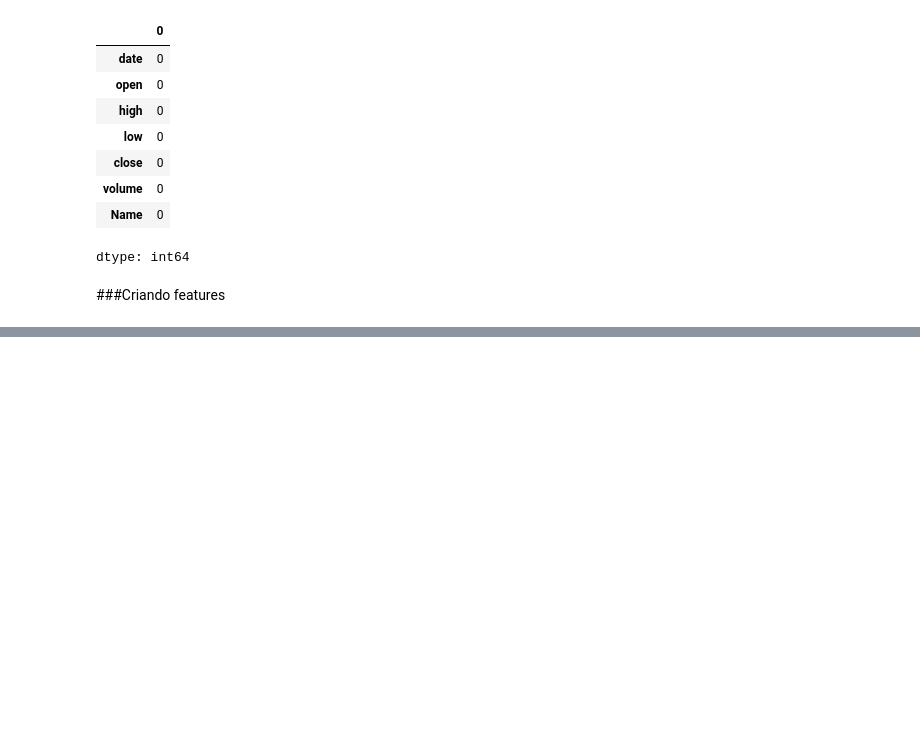
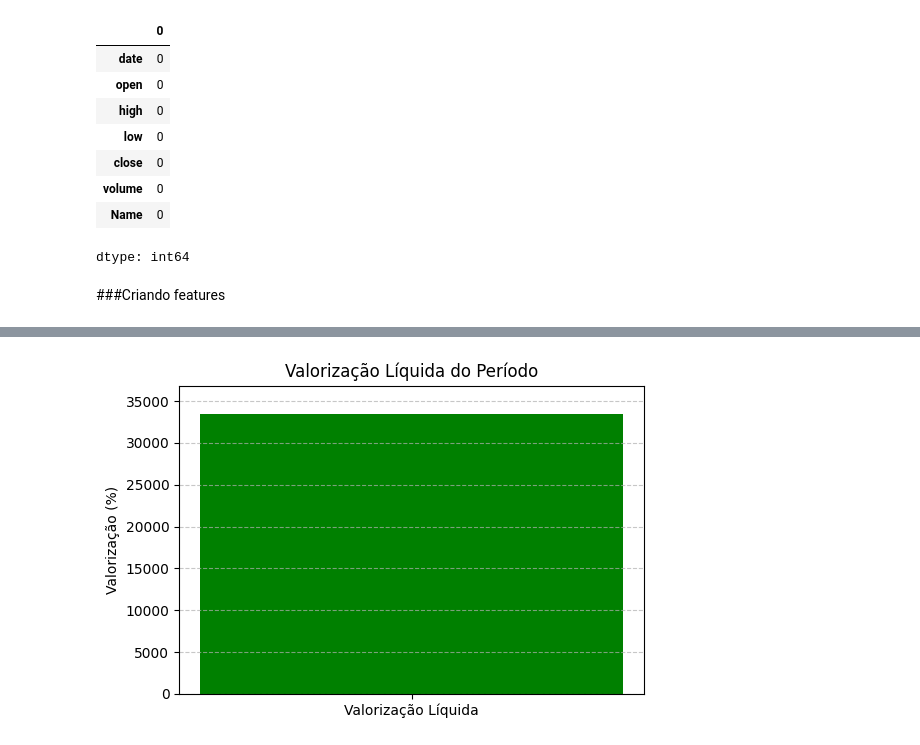
Before and after one commit to Vitor4818/StockTrendClassifier, a Jupyter notebook: StockTrendClassifier.ipynb, the cells around one changed output, grey strips where cells are left out. Cells and saved outputs as stored; diff of their text form; code cells hidden in the pictures; blank space fills up the shorter version.

```diff
--- a/StockTrendClassifier.ipynb
+++ b/StockTrendClassifier.ipynb
@@ -101,0 +328,15 @@ df
+# %%
+#Criando gráfico para visualizar a valorização liquida do periodo
+saldo_valorizacao = valorizacao_por_ano.sum() - desvalorizacao_por_ano.sum()
+
+
+plt.figure(figsize=(6, 4))
+plt.bar(["Valorização Líquida"], [saldo_valorizacao], color="green")
+
+
+plt.ylabel("Valorização (%)")
+plt.title("Valorização Líquida do Período")
+plt.ylim(0, saldo_valorizacao * 1.1)
+plt.grid(axis="y", linestyle="--", alpha=0.7)
+# %% [output]
+[figure, added]
```
Also changed, not shown: parts of 26 cells of this notebook.
